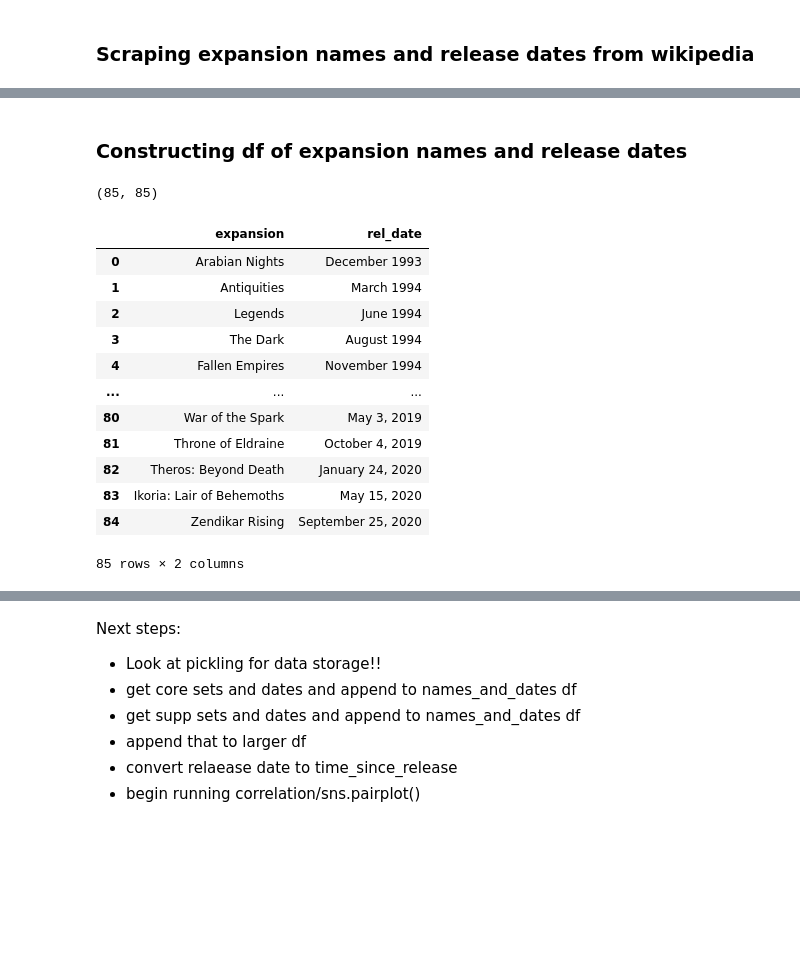
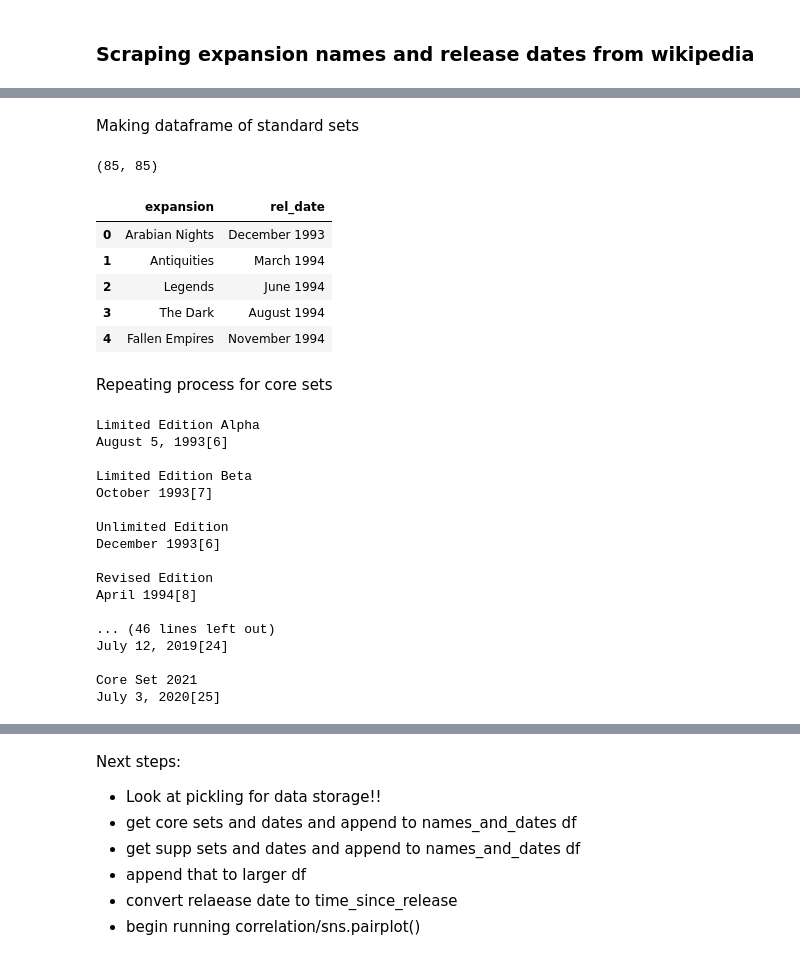
Before and after one commit to njaffe/Price_prediction_linear_regression, a Jupyter notebook: Project_2_Jaffe_N.ipynb, the cells around one changed output, grey strips where cells are left out. Cells and saved outputs as stored; diff of their text form; code cells hidden in the pictures; blank space fills up the shorter version.

Commit message:
checkpoint for project 2: df with sets and release dates created and pickled.

```diff
--- a/Project_2_Jaffe_N.ipynb
+++ b/Project_2_Jaffe_N.ipynb
@@ -814,33 +963,18 @@ Adding unlinked sets
 # %%
-# Adding unlinked sets
+# NOT NECESSARY
 
-unlinked_sets = ['Guilds of Ravnica', 'Ravnica Allegiance', 'War of the Spark', 'Throne of Eldraine', 'Theros: Beyond Death', 'Ikoria: Lair of Behemoths', 'Zendikar Rising']
+# # Adding unlinked sets
 
-expansion_names.extend(unlinked_sets)
+# unlinked_sets = ['Guilds of Ravnica', 'Ravnica Allegiance', 'War of the Spark', 'Throne of Eldraine', 'Theros: Beyond Death', 'Ikoria: Lair of Behemoths', 'Zendikar Rising']
+
+# expansion_names.extend(unlinked_sets)
 
 
-unlinked_release_dates = ['October 5, 2018', 'January 25, 2019', 'May 3, 2019', 'October 4, 2019', 'January 24, 2020', 'May 15, 2020', 'September 25, 2020']
+# unlinked_release_dates = ['October 5, 2018', 'January 25, 2019', 'May 3, 2019', 'October 4, 2019', 'January 24, 2020', 'May 15, 2020', 'September 25, 2020']
 
-set_dates_new.extend(unlinked_release_dates)
+# set_dates_new.extend(unlinked_release_dates)
-# %%
-# Scraping set and release date: core sets
-
-expansion_names = []
-set_dates = []
-
-
-for set_ in soup.find_all('table', class_ = 'wikitable')[0].find_all('tr')[3:????]: # list of 'tr's goes to ????
-    if not set_.td.get('colspan'): # only cycle row tr's have 'colspan' attribute in first 'td' tag
-        try:
-            if set_.find('a').text not in expansion_names:
-                print(set_.find('a').text)
-                expansion_names.append(set_.find('a').text)
-
-            print(set_.find_all('td')[5].text)
-            set_dates.append(set_.find_all('td')[5].text)
-        except: continue
-# %% [markdown]
-### Constructing df of expansion names and release dates
+# %% [markdown]
+Making dataframe of standard sets
 # %%
 len(set_dates_new), len(expansion_names)
 # %% [output]
@@ -848,18 +982,11 @@ len(set_dates_new), len(expansion_names)
 # %%
 sets_and_rel_dates = pd.DataFrame(list(zip(expansion_names, set_dates_new)), columns = ['expansion', 'rel_date'])
 
-sets_and_rel_dates
+sets_and_rel_dates.head()
 # %% [output]
 |  | expansion | rel_date |
 | 0 | Arabian Nights | December 1993 |
 | 1 | Antiquities | March 1994 |
 | 2 | Legends | June 1994 |
 | 3 | The Dark | August 1994 |
 | 4 | Fallen Empires | November 1994 |
-| ... | ... | ... |
-| 80 | War of the Spark | May 3, 2019 |
-| 81 | Throne of Eldraine | October 4, 2019 |
-| 82 | Theros: Beyond Death | January 24, 2020 |
-| 83 | Ikoria: Lair of Behemoths | May 15, 2020 |
-| 84 | Zendikar Rising | September 25, 2020 |
-85 rows × 2 columns
@@ -869,0 +993,37 @@ soup.find_all('table', class_ = 'wikitable')[0]
+# %% [markdown]
+Repeating process for core sets
+# %%
+# Scraping set and release date: core sets
+
+core_expansion_names = []
+core_set_dates = []
+
+
+for set_ in soup.find_all('table', class_ = 'wikitable')[0].find_all('tr')[2:100]: # list of 'tr's goes to ????
+    if not set_.td.get('colspan'): # only cycle row tr's have 'colspan' attribute in first 'td' tag
+        try:
+            if set_.find('a').text not in core_expansion_names:
+                print(set_.find('a').text)
+                core_expansion_names.append(set_.find('a').text.strip())
+
+            print(set_.find_all('td')[4].text)
+            core_set_dates.append(set_.find_all('td')[4].text)
+        except: continue
+# %% [output]
+Limited Edition Alpha
+August 5, 1993[6]
+
+Limited Edition Beta
+October 1993[7]
+
+Unlimited Edition
+December 1993[6]
+
+Revised Edition
+April 1994[8]
+
+... (46 lines left out)
+July 12, 2019[24]
+
+Core Set 2021
+July 3, 2020[25]
```
Also changed, not shown: parts of 72 cells of this notebook.
